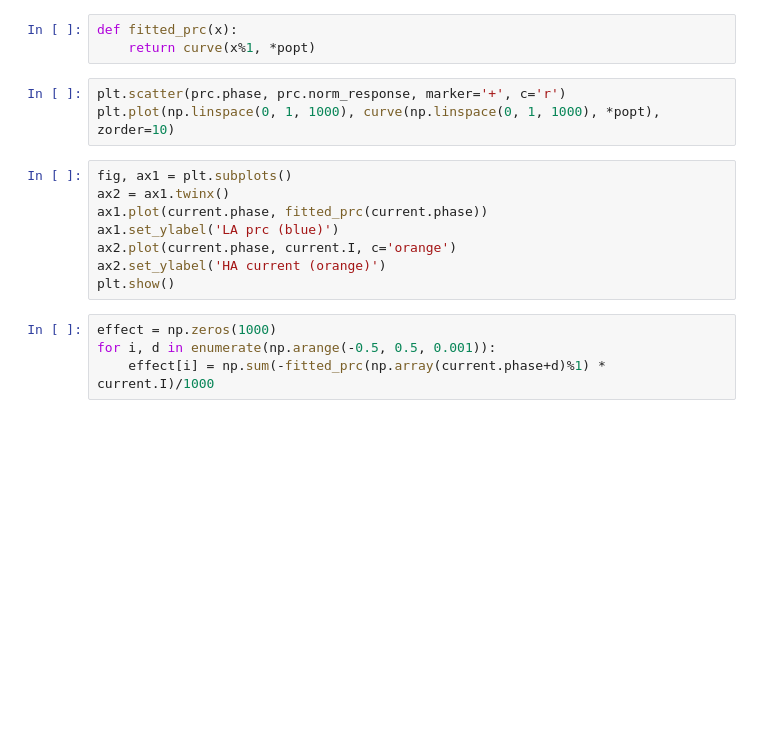
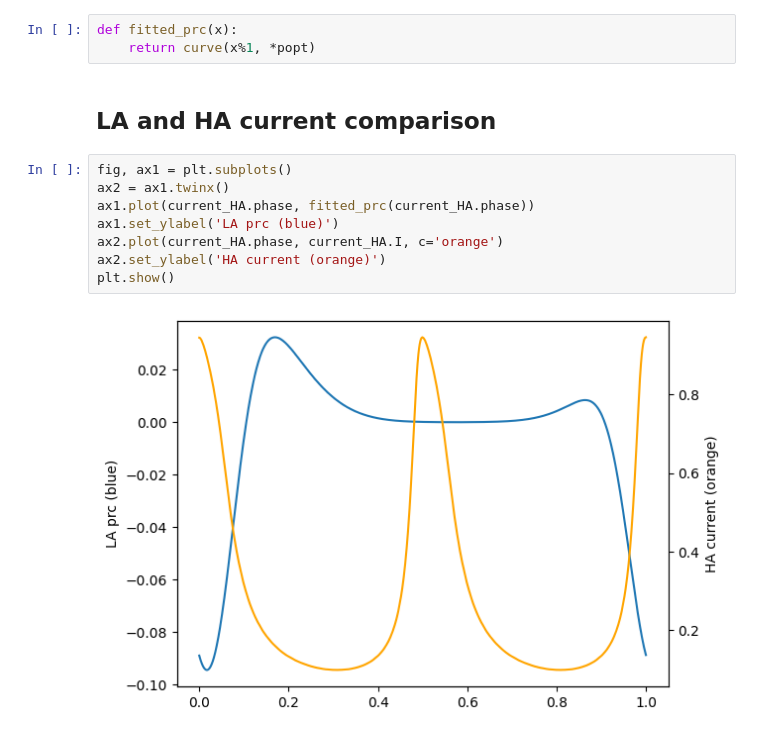
Before and after one commit to Alo-koder/interaction_function, a Jupyter notebook: interaction_function_LAHA.ipynb, the cells around one changed output. Cells and saved outputs as stored; diff of their text form; blank space fills up the shorter version.

```diff
--- a/interaction_function_LAHA.ipynb
+++ b/interaction_function_LAHA.ipynb
@@ -32,18 +47,15 @@ popt, popc = curve_fit(curve, prc.phase, prc.norm_response, initial_guess)
 # %%
 def fitted_prc(x):
     return curve(x%1, *popt)
-# %%
-plt.scatter(prc.phase, prc.norm_response, marker='+', c='r')
-plt.plot(np.linspace(0, 1, 1000), curve(np.linspace(0, 1, 1000), *popt), zorder=10)
+# %% [markdown]
+## LA and HA current comparison
 # %%
 fig, ax1 = plt.subplots()
 ax2 = ax1.twinx()
-ax1.plot(current.phase, fitted_prc(current.phase))
+ax1.plot(current_HA.phase, fitted_prc(current_HA.phase))
 ax1.set_ylabel('LA prc (blue)')
-ax2.plot(current.phase, current.I, c='orange')
+ax2.plot(current_HA.phase, current_HA.I, c='orange')
 ax2.set_ylabel('HA current (orange)')
 plt.show()
+# %% [output]
+[figure, added]
-# %%
-effect = np.zeros(1000)
-for i, d in enumerate(np.arange(-0.5, 0.5, 0.001)):
-    effect[i] = np.sum(-fitted_prc(np.array(current.phase+d)%1) * current.I)/1000
```
Also changed, not shown: parts of 23 cells of this notebook, 3 other files.
